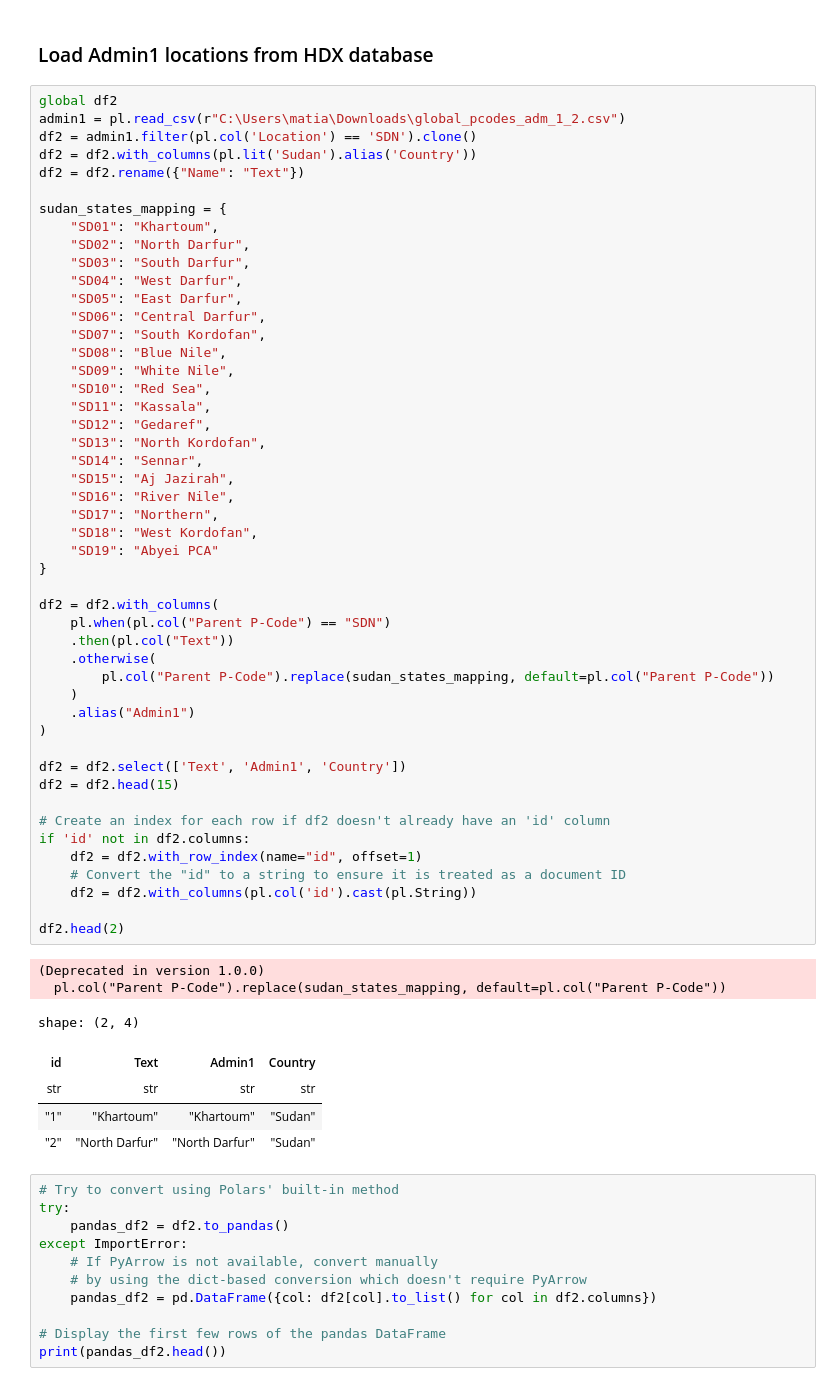
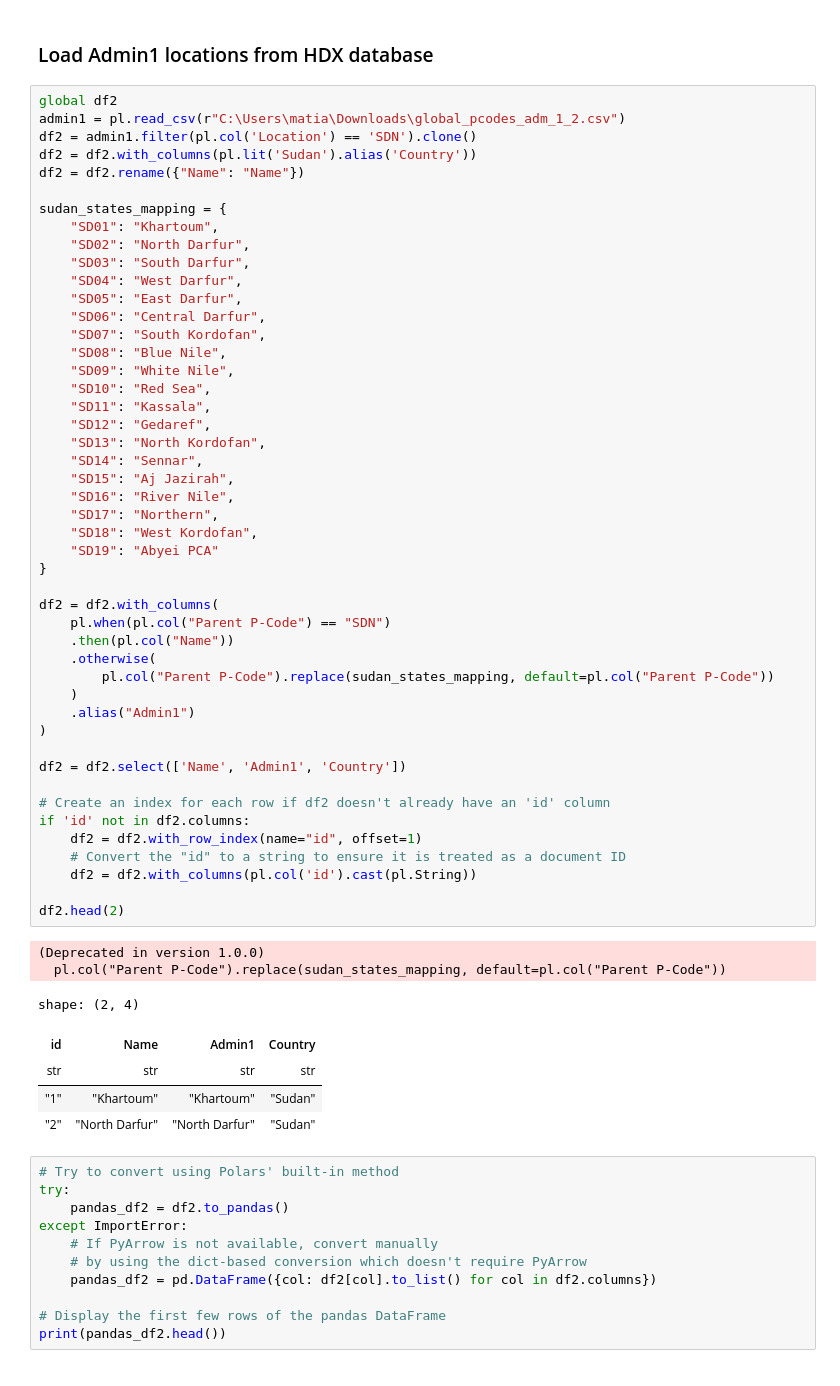
Before and after one commit to pablo-fdz/UN_Conflict_Report, a Jupyter notebook: graphrag_pipeline/example_notebooks/11_example_custom_kg_building_nastia_test.ipynb, the cells around one changed output. Saved outputs shown, nothing was run; the diff lists cells and outputs as text.

```diff
--- a/graphrag_pipeline/example_notebooks/11_example_custom_kg_building_nastia_test.ipynb
+++ b/graphrag_pipeline/example_notebooks/11_example_custom_kg_building_nastia_test.ipynb
@@ -126,7 +125,7 @@ global df2
 admin1 = pl.read_csv(r"C:\Users\matia\Downloads\global_pcodes_adm_1_2.csv")
 df2 = admin1.filter(pl.col('Location') == 'SDN').clone()
 df2 = df2.with_columns(pl.lit('Sudan').alias('Country'))
-df2 = df2.rename({"Name": "Text"})
+df2 = df2.rename({"Name": "Name"})
 
 sudan_states_mapping = {
     "SD01": "Khartoum",
@@ -143,37 +142,36 @@ sudan_states_mapping = {
     "SD12": "Gedaref",
     "SD13": "North Kordofan",
     "SD14": "Sennar",
     "SD15": "Aj Jazirah",
     "SD16": "River Nile",
     "SD17": "Northern",
     "SD18": "West Kordofan",
     "SD19": "Abyei PCA"
 }
 
 df2 = df2.with_columns(
     pl.when(pl.col("Parent P-Code") == "SDN")
-    .then(pl.col("Text"))
+    .then(pl.col("Name"))
     .otherwise(
         pl.col("Parent P-Code").replace(sudan_states_mapping, default=pl.col("Parent P-Code"))
     )
     .alias("Admin1")
 )
 
-df2 = df2.select(['Text', 'Admin1', 'Country'])
-df2 = df2.head(15)
+df2 = df2.select(['Name', 'Admin1', 'Country'])
 
 # Create an index for each row if df2 doesn't already have an 'id' column
 if 'id' not in df2.columns:
     df2 = df2.with_row_index(name="id", offset=1)
     # Convert the "id" to a string to ensure it is treated as a document ID
     df2 = df2.with_columns(pl.col('id').cast(pl.String))
 
 df2.head(2)
 # %% [output]
 (Deprecated in version 1.0.0)
   pl.col("Parent P-Code").replace(sudan_states_mapping, default=pl.col("Parent P-Code"))
 shape: (2, 4)
-| id | Text | Admin1 | Country |
+| id | Name | Admin1 | Country |
 | str | str | str | str |
 | "1" | "Khartoum" | "Khartoum" | "Sudan" |
 | "2" | "North Darfur" | "North Darfur" | "Sudan" |
```
Also changed, not shown: parts of 10 cells of this notebook.
